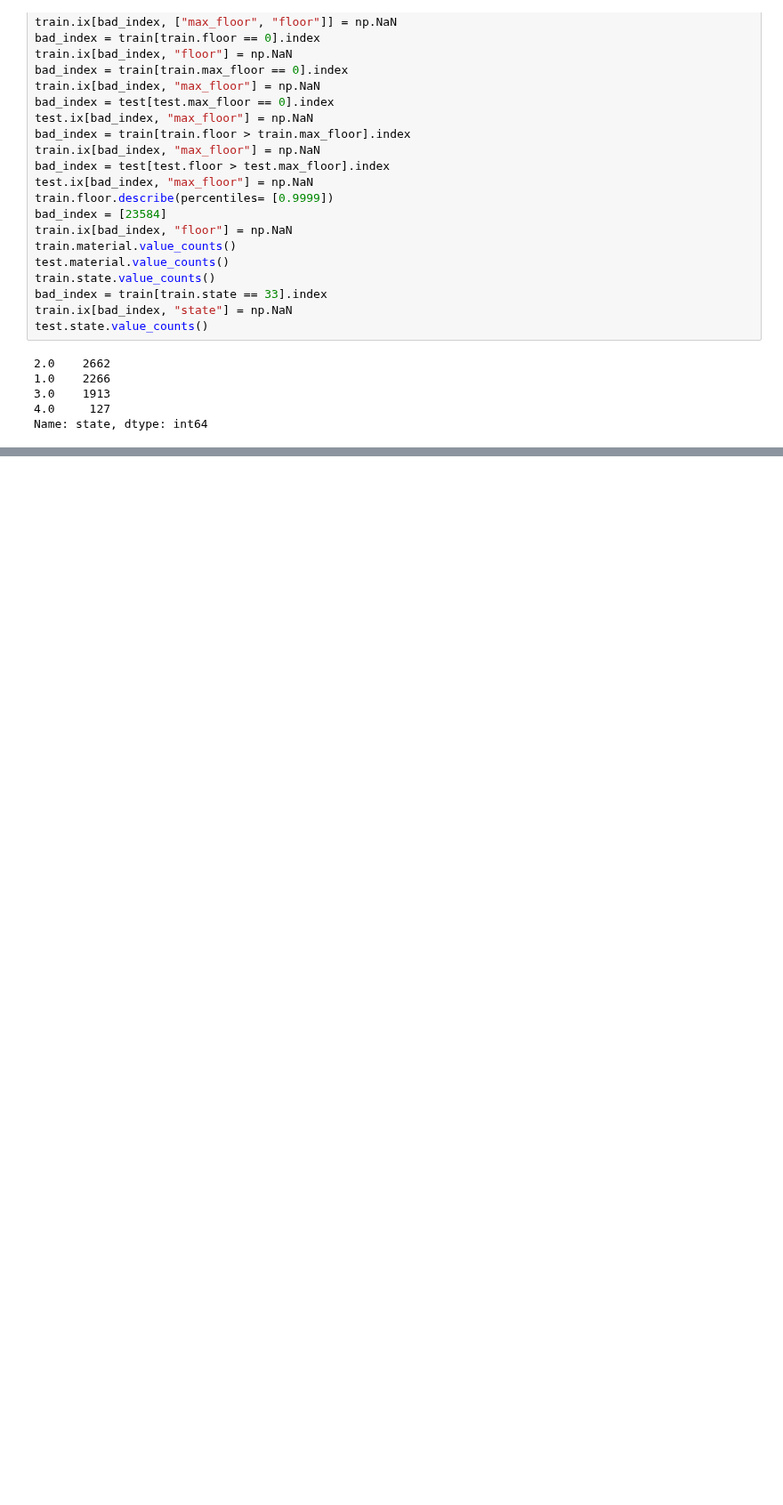
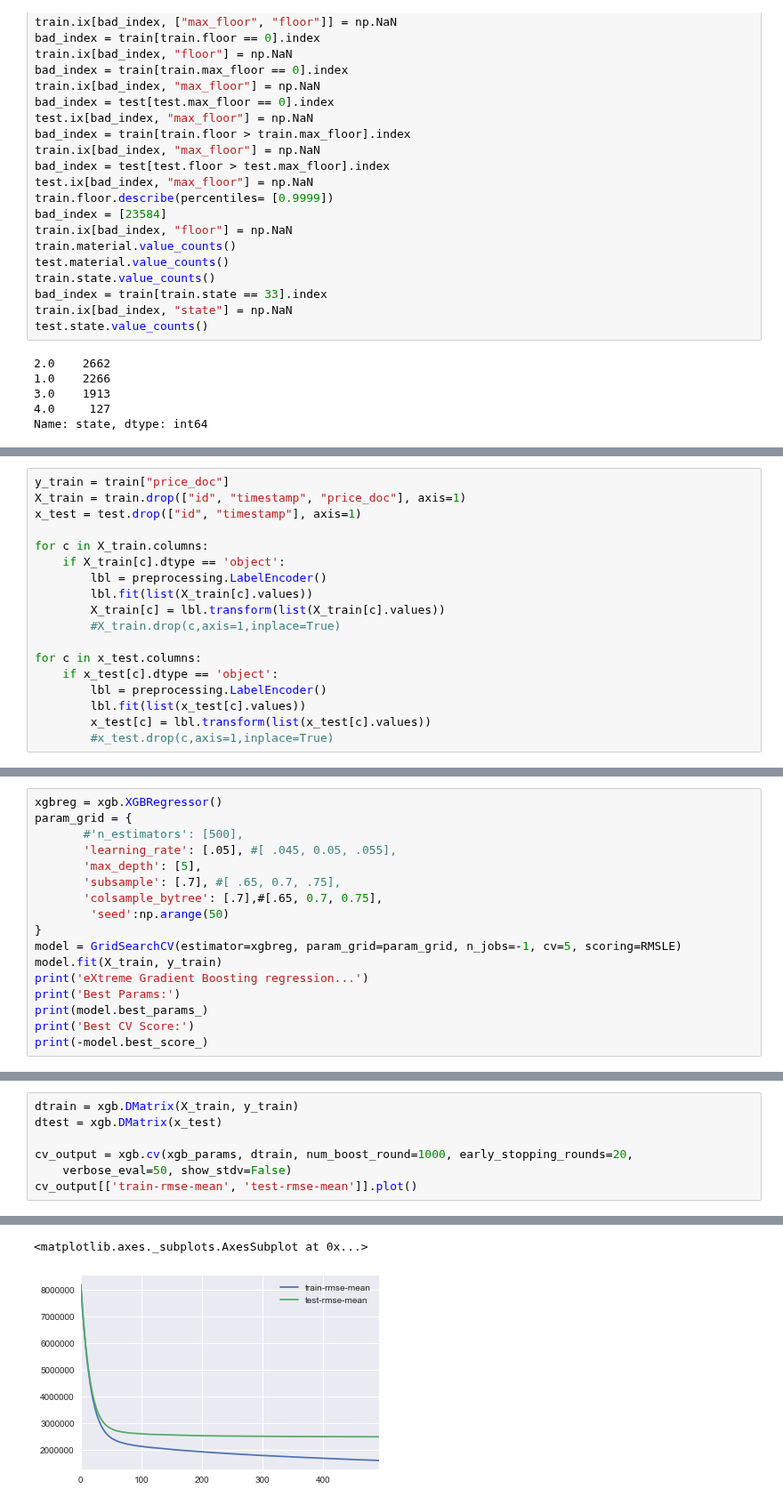
Before and after one commit to JCreeks/SyberbankHousingPrice, a Jupyter notebook: Initial_XGB.ipynb, the cells around one changed output, grey strips where cells are left out. Shown at 89% size. Drawn from its saved outputs; the diff is of its cells as text; blank space fills up the shorter version.

```diff
--- a/Initial_XGB.ipynb
+++ b/Initial_XGB.ipynb
@@ -109,0 +168,18 @@ Name: state, dtype: int64
+# %%
+y_train = train["price_doc"]
+X_train = train.drop(["id", "timestamp", "price_doc"], axis=1)
+x_test = test.drop(["id", "timestamp"], axis=1)
+
+for c in X_train.columns:
+    if X_train[c].dtype == 'object':
+        lbl = preprocessing.LabelEncoder()
+        lbl.fit(list(X_train[c].values))
+        X_train[c] = lbl.transform(list(X_train[c].values))
+        #X_train.drop(c,axis=1,inplace=True)
+
+for c in x_test.columns:
+    if x_test[c].dtype == 'object':
+        lbl = preprocessing.LabelEncoder()
+        lbl.fit(list(x_test[c].values))
+        x_test[c] = lbl.transform(list(x_test[c].values))
+        #x_test.drop(c,axis=1,inplace=True)
@@ -109,0 +210,17 @@ Name: state, dtype: int64
+# %%
+xgbreg = xgb.XGBRegressor()
+param_grid = {
+       #'n_estimators': [500],
+       'learning_rate': [.05], #[ .045, 0.05, .055],
+       'max_depth': [5],
+       'subsample': [.7], #[ .65, 0.7, .75],
+       'colsample_bytree': [.7],#[.65, 0.7, 0.75],
+        'seed':np.arange(50)
+}
+model = GridSearchCV(estimator=xgbreg, param_grid=param_grid, n_jobs=-1, cv=5, scoring=RMSLE)
+model.fit(X_train, y_train)
+print('eXtreme Gradient Boosting regression...')
+print('Best Params:')
+print(model.best_params_)
+print('Best CV Score:')
+print(-model.best_score_)
@@ -109,0 +245,8 @@ Name: state, dtype: int64
+# %%
+dtrain = xgb.DMatrix(X_train, y_train)
+dtest = xgb.DMatrix(x_test)
+
+cv_output = xgb.cv(xgb_params, dtrain, num_boost_round=1000, early_stopping_rounds=20,
+    verbose_eval=50, show_stdv=False)
+cv_output[['train-rmse-mean', 'test-rmse-mean']].plot()
+# %% [output]
@@ -109,0 +264,2 @@ Name: state, dtype: int64
+<matplotlib.axes._subplots.AxesSubplot at 0x...>
+[figure, added]
```
Also changed, not shown: parts of 10 cells of this notebook, 1 other file.
